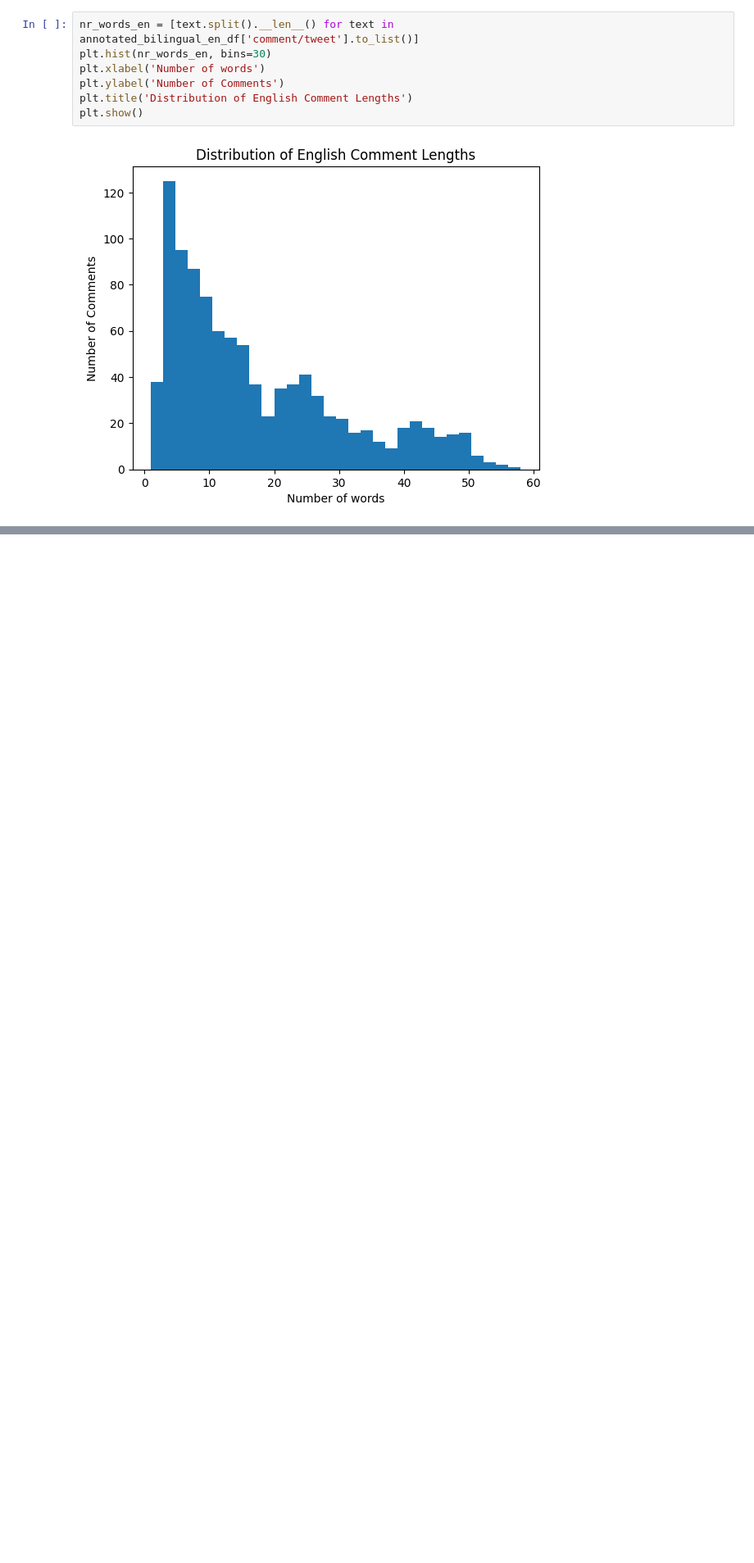
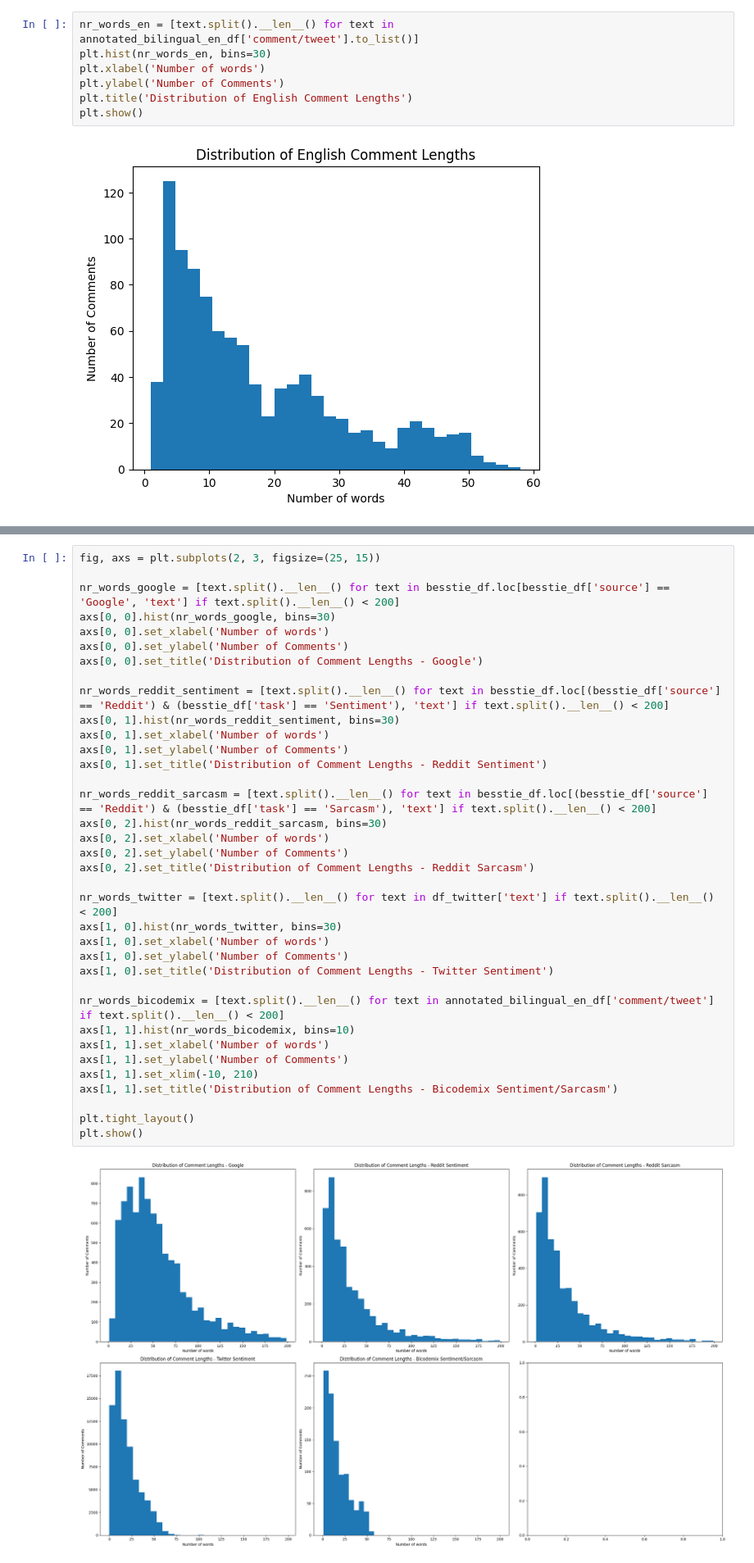
Before and after one commit to elenanespolo/Sentiment_Sarcasm_Analysis, a Jupyter notebook: dataset.ipynb, the cells around one changed output, grey strips where cells are left out. Shown at 82% size. Saved outputs shown, nothing was run; the diff lists cells and outputs as text; blank space fills up the shorter version.

```diff
--- a/dataset.ipynb
+++ b/dataset.ipynb
@@ -267,0 +318,38 @@ plt.show()
+# %%
+fig, axs = plt.subplots(2, 3, figsize=(25, 15))
+
+nr_words_google = [text.split().__len__() for text in besstie_df.loc[besstie_df['source'] == 'Google', 'text'] if text.split().__len__() < 200]
+axs[0, 0].hist(nr_words_google, bins=30)
+axs[0, 0].set_xlabel('Number of words')
+axs[0, 0].set_ylabel('Number of Comments')
+axs[0, 0].set_title('Distribution of Comment Lengths - Google')
+
+nr_words_reddit_sentiment = [text.split().__len__() for text in besstie_df.loc[(besstie_df['source'] == 'Reddit') & (besstie_df['task'] == 'Sentiment'), 'text'] if text.split().__len__() < 200]
+axs[0, 1].hist(nr_words_reddit_sentiment, bins=30)
+axs[0, 1].set_xlabel('Number of words')
+axs[0, 1].set_ylabel('Number of Comments')
+axs[0, 1].set_title('Distribution of Comment Lengths - Reddit Sentiment')
+
+nr_words_reddit_sarcasm = [text.split().__len__() for text in besstie_df.loc[(besstie_df['source'] == 'Reddit') & (besstie_df['task'] == 'Sarcasm'), 'text'] if text.split().__len__() < 200]
+axs[0, 2].hist(nr_words_reddit_sarcasm, bins=30)
+axs[0, 2].set_xlabel('Number of words')
+axs[0, 2].set_ylabel('Number of Comments')
+axs[0, 2].set_title('Distribution of Comment Lengths - Reddit Sarcasm')
+
+nr_words_twitter = [text.split().__len__() for text in df_twitter['text'] if text.split().__len__() < 200]
+axs[1, 0].hist(nr_words_twitter, bins=30)
+axs[1, 0].set_xlabel('Number of words')
+axs[1, 0].set_ylabel('Number of Comments')
+axs[1, 0].set_title('Distribution of Comment Lengths - Twitter Sentiment')
+
+nr_words_bicodemix = [text.split().__len__() for text in annotated_bilingual_en_df['comment/tweet'] if text.split().__len__() < 200]
+axs[1, 1].hist(nr_words_bicodemix, bins=10)
+axs[1, 1].set_xlabel('Number of words')
+axs[1, 1].set_ylabel('Number of Comments')
+axs[1, 1].set_xlim(-10, 210)
+axs[1, 1].set_title('Distribution of Comment Lengths - Bicodemix Sentiment/Sarcasm')
+
+plt.tight_layout()
+plt.show()
+# %% [output]
+[figure, added]
```
Also changed, not shown: parts of 5 cells of this notebook, 5 other files.
